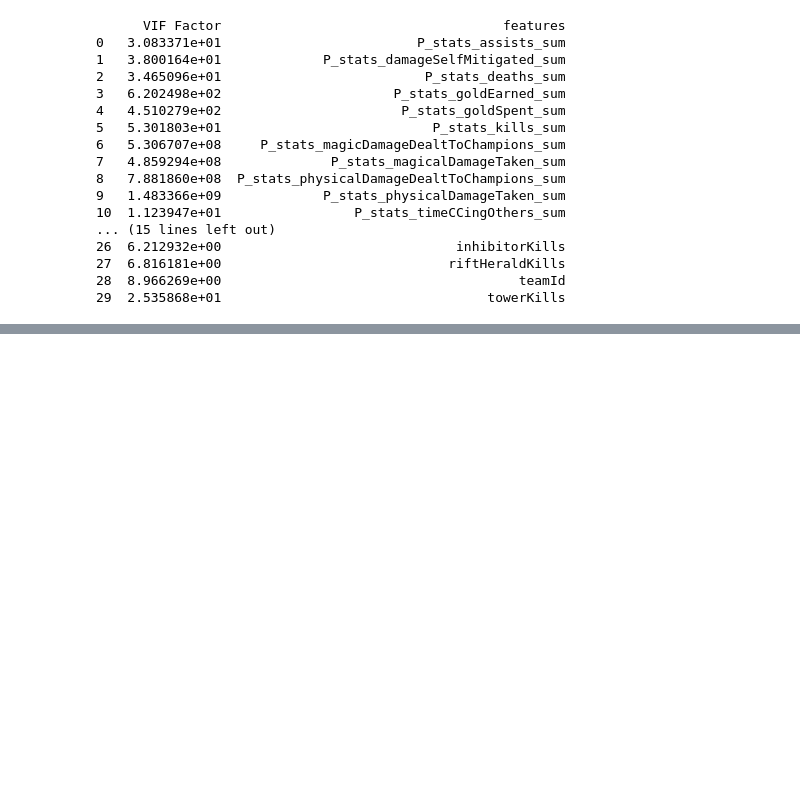
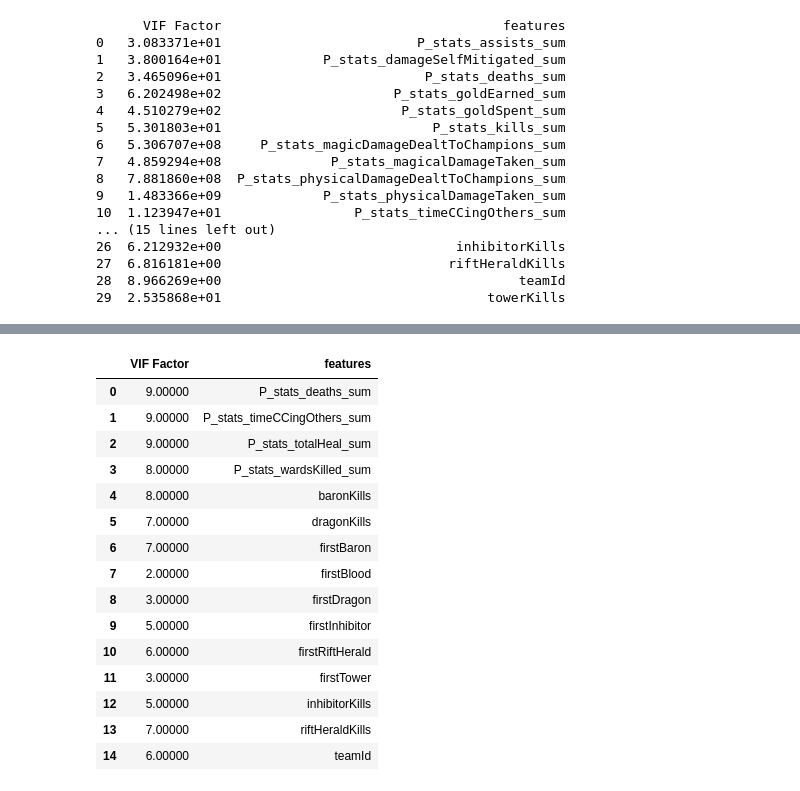
Before and after one commit to cheonjaeJJang/lol_project, a Jupyter notebook: analysis.ipynb, the cells around one changed output, grey strips where cells are left out. Drawn from its saved outputs; the diff is of its cells as text; code cells hidden in the pictures; blank space fills up the shorter version.

```diff
--- a/analysis.ipynb
+++ b/analysis.ipynb
@@ -581,4 +583,26 @@ Notes:
 strong multicollinearity or other numerical problems.
+# %%
+vif = pd.DataFrame()
+vif['VIF Factor'] = [variance_inflation_factor(X2.values, i) for i in range(X2.shape[1])]
+vif['features'] = X2.columns
+vif.round()
+# %% [output]
+|  | VIF Factor | features |
+| 0 | 9.00000 | P_stats_deaths_sum |
+| 1 | 9.00000 | P_stats_timeCCingOthers_sum |
+| 2 | 9.00000 | P_stats_totalHeal_sum |
+| 3 | 8.00000 | P_stats_wardsKilled_sum |
+| 4 | 8.00000 | baronKills |
+| 5 | 7.00000 | dragonKills |
+| 6 | 7.00000 | firstBaron |
+| 7 | 2.00000 | firstBlood |
+| 8 | 3.00000 | firstDragon |
+| 9 | 5.00000 | firstInhibitor |
+| 10 | 6.00000 | firstRiftHerald |
+| 11 | 3.00000 | firstTower |
+| 12 | 5.00000 | inhibitorKills |
+| 13 | 7.00000 | riftHeraldKills |
+| 14 | 6.00000 | teamId |
 # %%
 for i in range(len(model.params)):
     print('다른 변수가 고정되어 있으며, {} 이 한단위 상승할 때 승리할 확률이 {} 배 증가한다.\n'.format(model.params.keys()[i],np.exp(model.params.values[i])))
```
Also changed, not shown: parts of 6 cells of this notebook.
